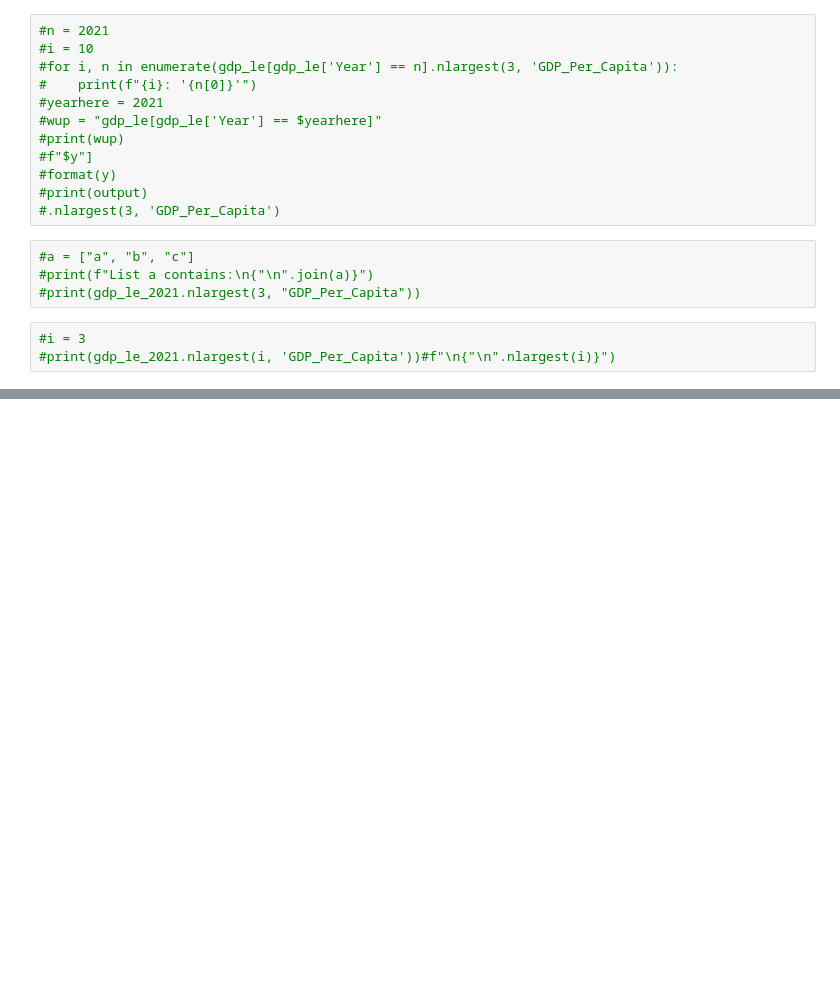
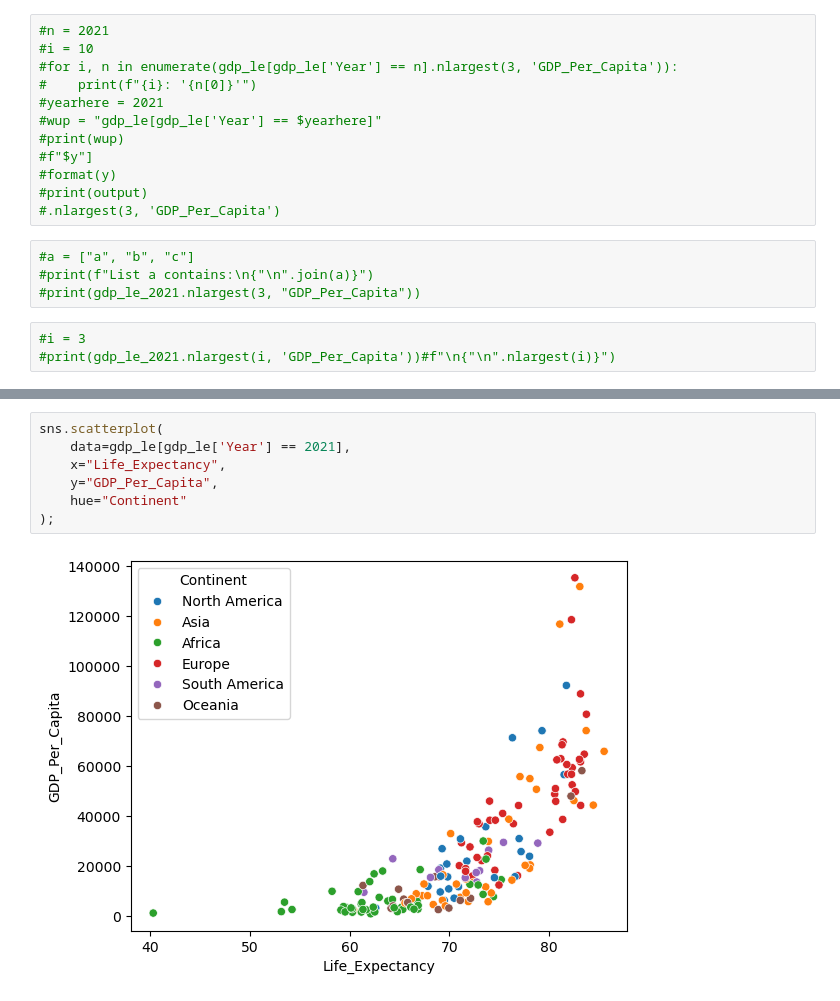
Before and after one commit to nss-data-science-cohort-9/un-exploration-catdgomez, a Jupyter notebook: notebooks/UN_Data_Exploration.ipynb, the cells around one changed output, grey strips where cells are left out. Saved outputs shown, nothing was run; the diff lists cells and outputs as text; blank space fills up the shorter version.

```diff
--- a/notebooks/UN_Data_Exploration.ipynb
+++ b/notebooks/UN_Data_Exploration.ipynb
@@ -976,0 +1003,9 @@ well.map(sns.scatterplot, 'Year', 'Life_Expectancy')
+# %%
+sns.scatterplot(
+    data=gdp_le[gdp_le['Year'] == 2021],
+    x="Life_Expectancy",
+    y="GDP_Per_Capita",
+    hue="Continent"
+);
+# %% [output]
+[figure, added]
```
Also changed, not shown: parts of 3 cells of this notebook.
